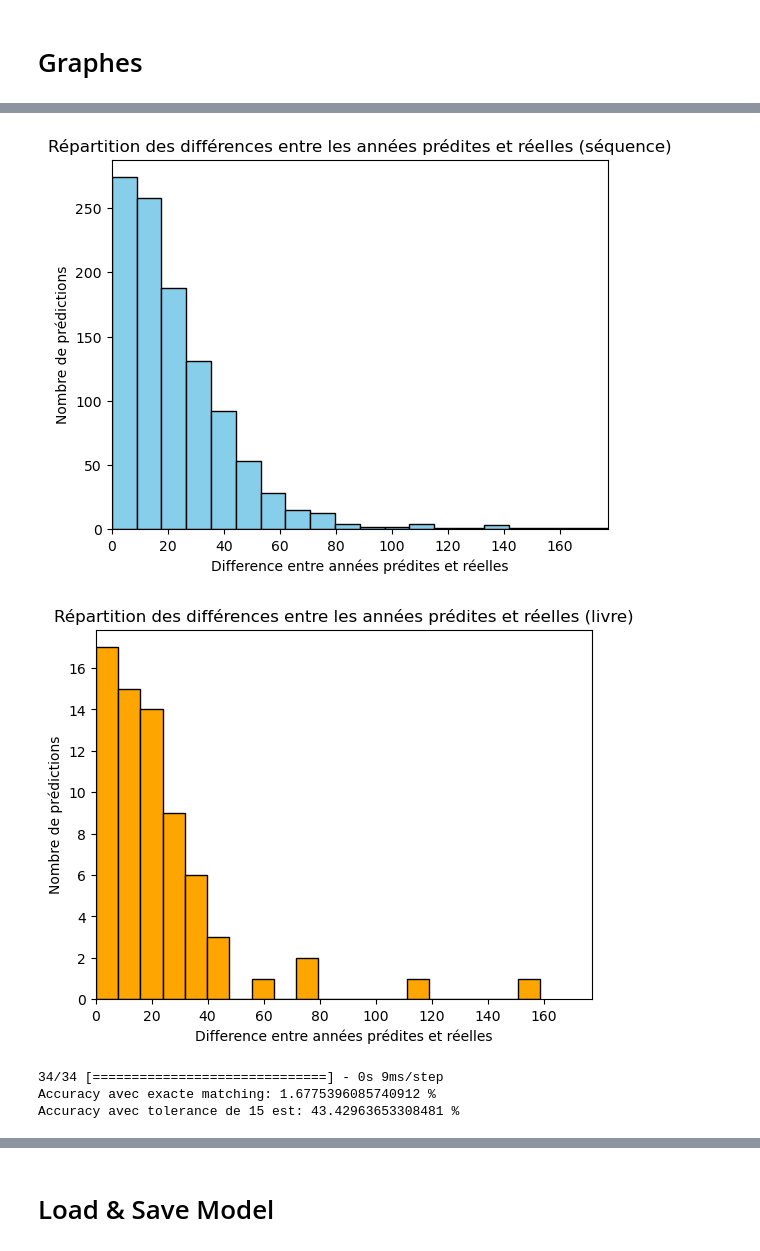
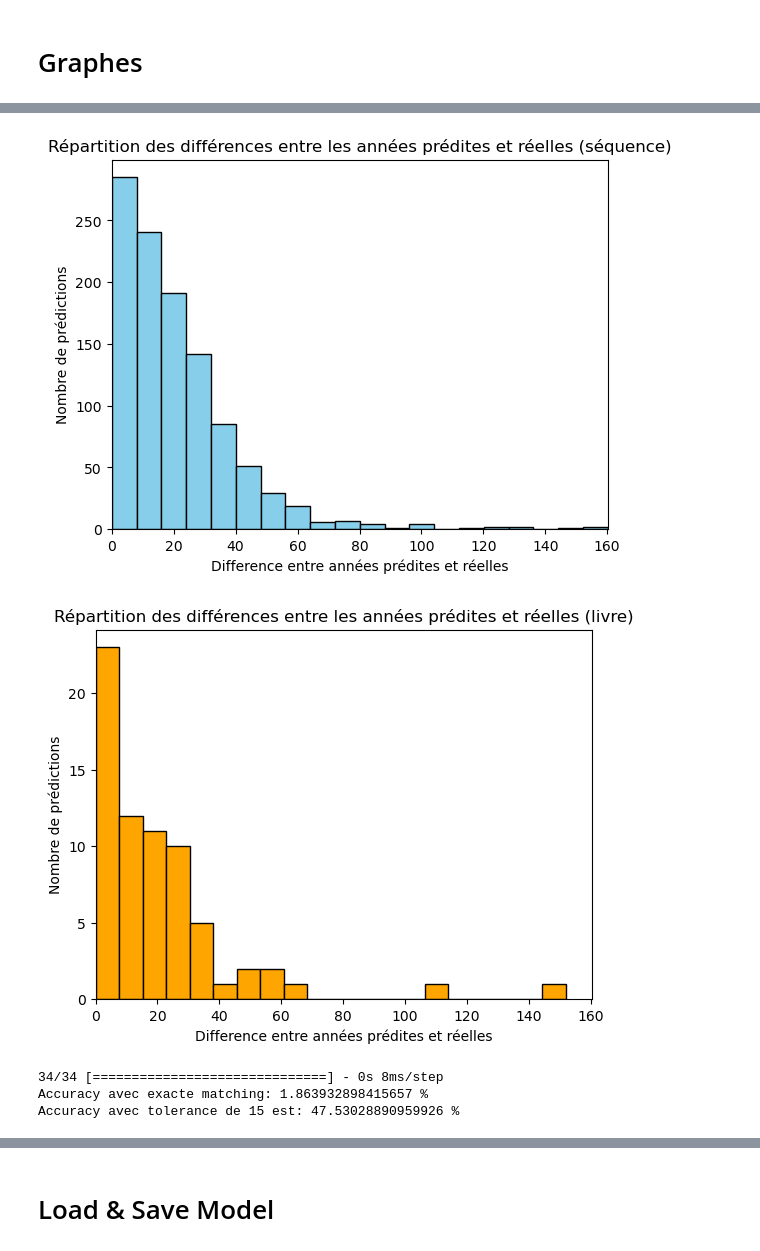
Before and after one commit to dorianGT/Text-Datation-With-CNN, a Jupyter notebook: TER.ipynb, the cells around one changed output, grey strips where cells are left out. Cells and saved outputs as stored; diff of their text form; code cells hidden in the pictures.

```diff
--- a/TER.ipynb
+++ b/TER.ipynb
@@ -782,6 +895,15 @@ def accuracy_with_tolerance(tolerance=20):
         return K.mean(K.cast(within_tolerance, 'float32'))
 
     return accuracy
+# %%
+from keras.callbacks import LearningRateScheduler
+
+# Fonction pour réduire le learning rate après un certain nombre d'époques
+def lr_schedule(epoch):
+    initial_lr = 0.001
+    drop_rate = 1
+    epochs_drop = 5
+    return initial_lr * (drop_rate ** (epoch // epochs_drop))
 # %%
 from keras.utils.vis_utils import plot_model
 
@@ -790,8 +912,8 @@ utils.set_random_seed(420)
 model_params = {'included_branches':'A,C,D',
                 'embedding_dim': 40,
                 'count_conv1D':3,
-                'conv1D_1_filters': 32,
-                'conv1D_1_kernel': 21,
+                'conv1D_1_filters': 33,
+                'conv1D_1_kernel': 3,
                 'pool_size':2,
                 'dense_units_branch': 32,
                 'dense_units': 64,
@@ -810,10 +932,10 @@ model.compile(optimizer='adam', loss='mean_squared_error', metrics=['mae',accura
 model.summary()
 
 # Création du callback EarlyStopping pour surveiller la perte d'entraînement
-early_stopping = EarlyStopping(monitor='loss', patience=3)
+early_stopping = EarlyStopping(monitor='loss', patience=5)
 
 # Création du callback EarlyStopping pour surveiller la perte de validation
-early_stopping_val = EarlyStopping(monitor='val_loss', patience=3)
+early_stopping_val = EarlyStopping(monitor='val_loss', patience=5)
 
 train = [data_trainA,data_trainB,data_trainC,data_trainD]
 val = [data_valA,data_valB,data_valC,data_valD]
@@ -827,8 +949,10 @@ test = [data_testA,data_testB,data_testC,data_testD]
 #    data_test_tensor = tf.convert_to_tensor(data_test, np.float32)
 #    y_test_tensor = tf.convert_to_tensor(y_test, np.float32)
 
+lr_scheduler = LearningRateScheduler(lr_schedule)
+
 # Entraînement du modèle avec les données d'entraînement et de validation, en utilisant EarlyStopping pour éviter le surapprentissage
-history = model.fit(train, y_train, epochs=1000, batch_size=64, validation_data=(val, y_val), callbacks=[early_stopping, early_stopping_val])
+history = model.fit(train, y_train, epochs=100, batch_size=64, validation_data=(val, y_val), callbacks=[early_stopping, early_stopping_val, lr_scheduler])
 
 # L'historique de l'entraînement
 history.history
@@ -1135,8 +1264,8 @@ plt.legend(['Train', 'Validation'], loc='upper right')
 plt.show()
 
 # Plot training & validation loss values
-plt.plot(history.history['loss'][0:])
-plt.plot(history.history['val_loss'][0:])
+plt.plot(history.history['loss'][1:])
+plt.plot(history.history['val_loss'][1:])
 plt.title('Model loss')
 plt.ylabel('Loss')
 plt.xlabel('Epoch')
@@ -1144,8 +1273,8 @@ plt.legend(['Train', 'Validation'], loc='upper right')
 plt.show()
 
 #Plot MAE
-plt.plot(history.history['mae'][0:])
-plt.plot(history.history['val_mae'][0:])
+plt.plot(history.history['mae'][1:])
+plt.plot(history.history['val_mae'][1:])
 plt.title('Model Mean Absolute Error')
 plt.ylabel('MAE')
 plt.xlabel('Epoch')
@@ -1224,5 +1353,5 @@ plt.show()
-[figure, old version]
+[figure, new version]
-[figure, old version]
+[figure, new version]
-34/34 [==============================] - 0s 9ms/step
-Accuracy avec exacte matching: 1.6775396085740912 %
-Accuracy avec tolerance de 15 est: 43.42963653308481 %
+34/34 [==============================] - 0s 8ms/step
+Accuracy avec exacte matching: 1.863932898415657 %
+Accuracy avec tolerance de 15 est: 47.53028890959926 %
```
Also changed, not shown: parts of 13 cells of this notebook, 4 other files.
